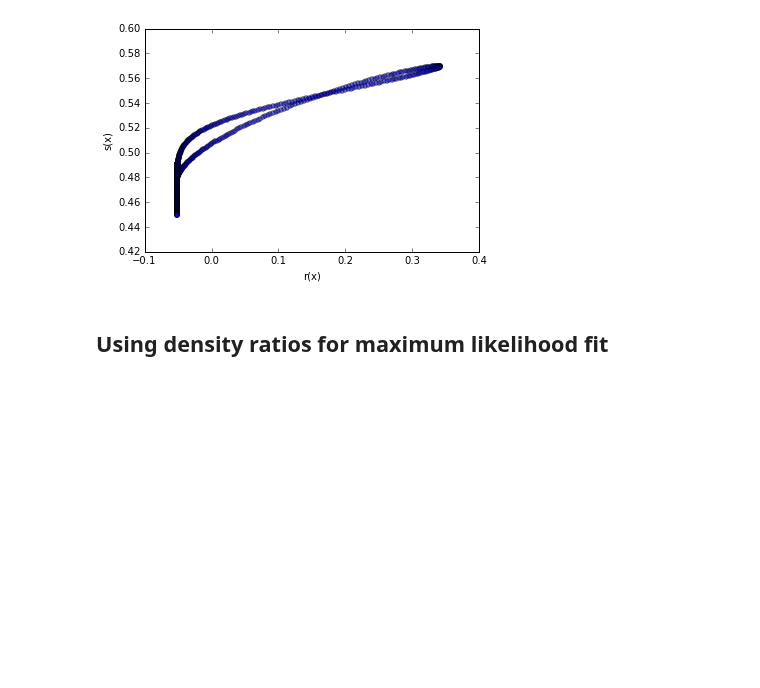
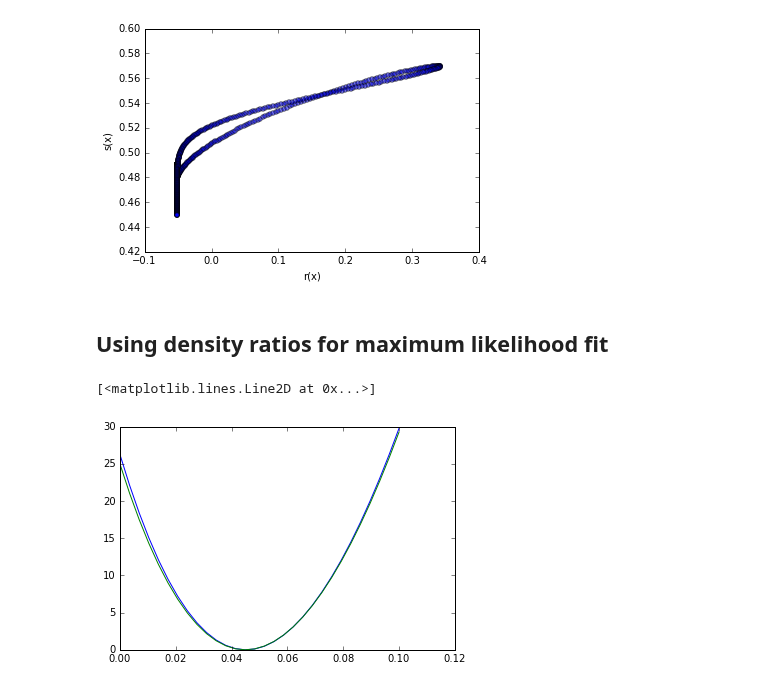
Before and after one commit to diana-hep/carl, a Jupyter notebook: examples/Approximating likelihood ratios with calibrated classifiers.ipynb, the cells around one changed output. Cells and saved outputs as stored; diff of their text form; code cells hidden in the pictures; blank space fills up the shorter version.

```diff
--- a/examples/Approximating likelihood ratios with calibrated classifiers.ipynb
+++ b/examples/Approximating likelihood ratios with calibrated classifiers.ipynb
@@ -118,6 +118,23 @@ plt.ylabel("s(x)")
 [figure]
 # %% [markdown]
 ## Using density ratios for maximum likelihood fit
+# %%
+def nll_true(theta, X):
+    g.set_value(theta[0])
+    return (p0.nnlf(X) - p1.nnlf(X)).sum()
+
+def nll_approx(theta, X):
+    g.set_value(theta[0])
+    return -np.sum(cc_decomposed.predict(X_true, log=True))
+# %%
+g_scan = np.linspace(0.0, 2 * bump_coefficient,30)
+nll_true_scan = np.array([nll_true([t], X_true) for t in g_scan])
+nll_approx_scan = np.array([nll_approx([t], X_true) for t in g_scan])
+plt.plot(g_scan, nll_true_scan-nll_true_scan.min())
+plt.plot(g_scan, nll_approx_scan-nll_approx_scan.min())
+# %% [output]
+[<matplotlib.lines.Line2D at 0x...>]
+[figure, added]
 # %%
 from sklearn.utils import check_random_state
 from scipy.optimize import minimize
```
Also changed, not shown: parts of 7 cells of this notebook, 1 other file.
